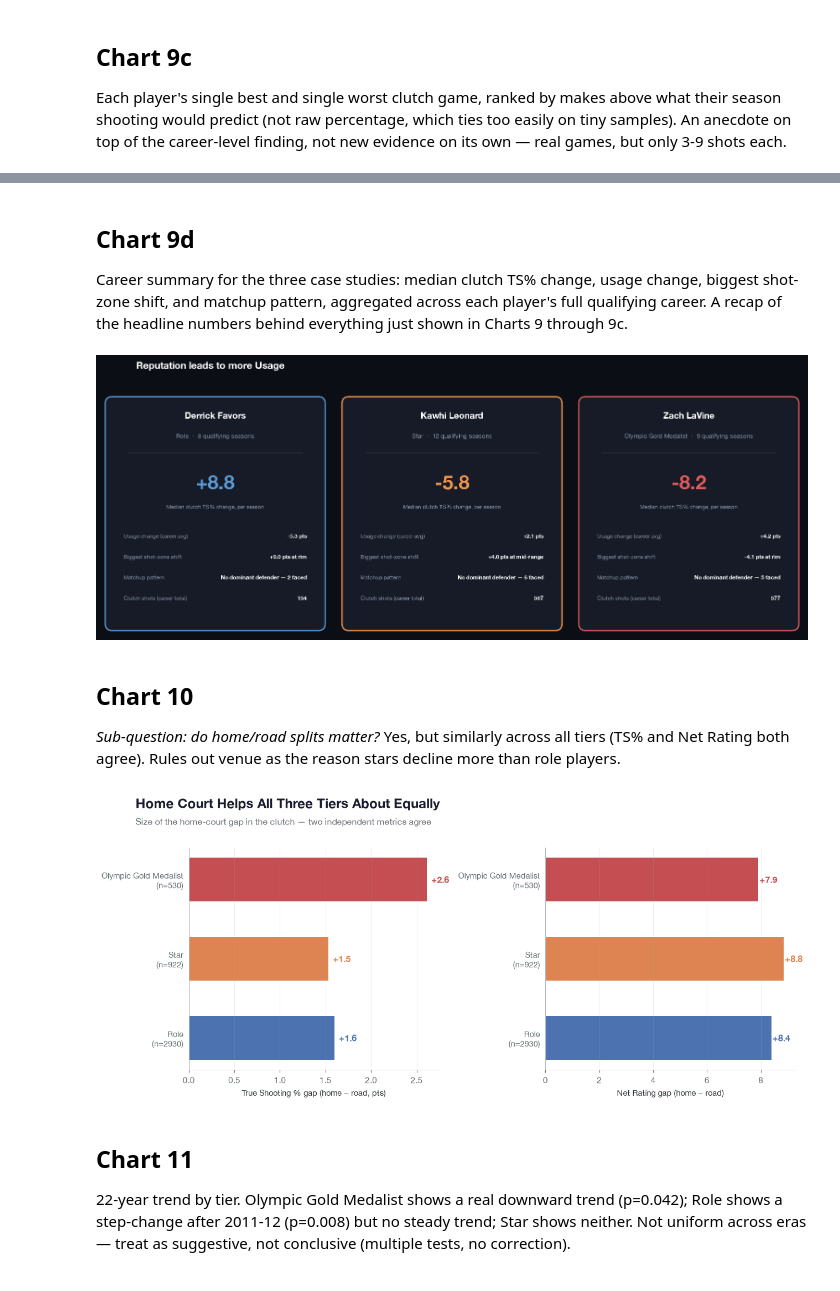
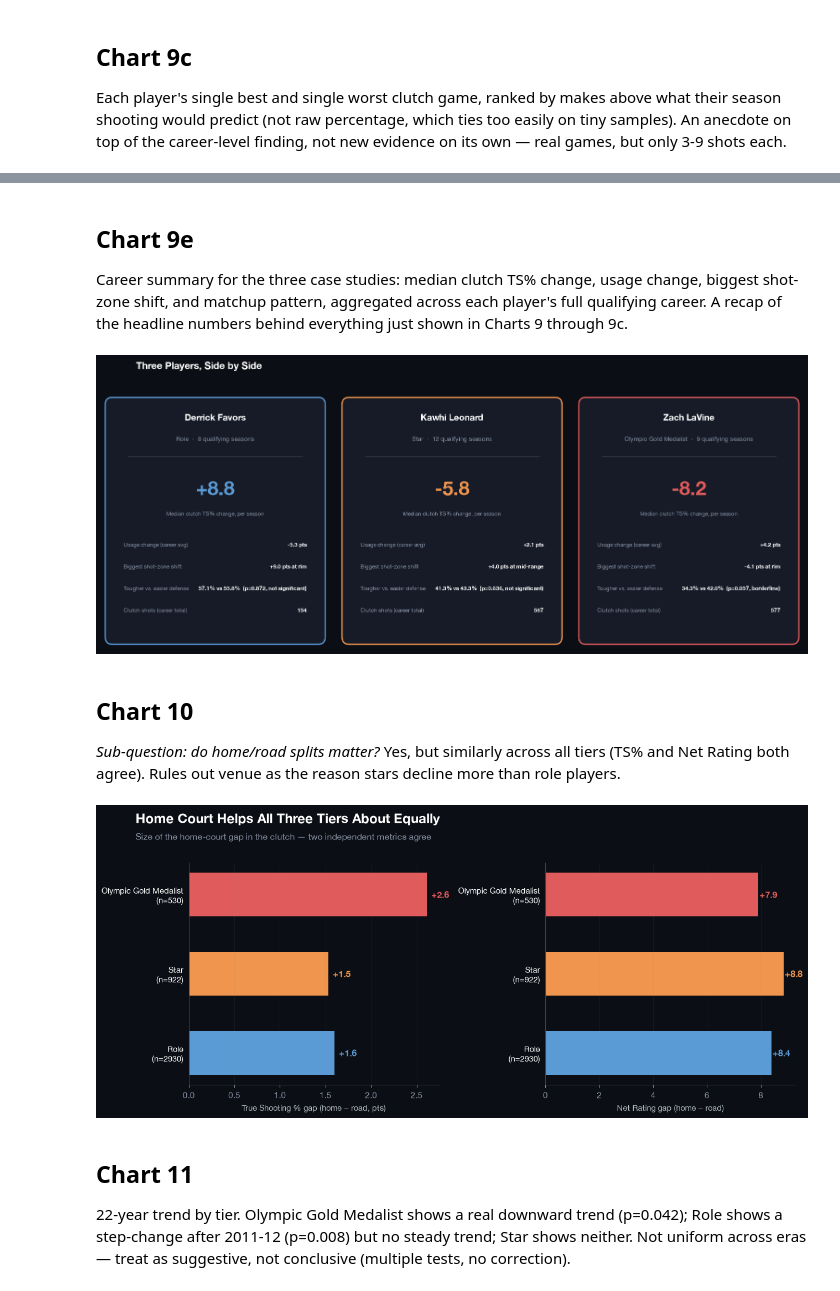
Before and after one commit to DanielBubalo/nba-clutch-reputation-data, a Jupyter notebook: nba_demo_test.ipynb, the cells around one changed output, grey strips where cells are left out. Drawn from its saved outputs; the diff is of its cells as text; code cells hidden in the pictures.

Commit message:
Updated Data

```diff
--- a/nba_demo_test.ipynb
+++ b/nba_demo_test.ipynb
@@ -1013,0 +1121,3 @@ January 16, 2020
+# %%
+team_def_ratings['TEAM_ABBREVIATION'] = team_def_ratings['TEAM_NAME'].map(team_lookup)
+print(f"Unmapped: {team_def_ratings[team_def_ratings['TEAM_ABBREVIATION'].isna()]['TEAM_NAME'].unique()}")
@@ -1156,6 +1385,14 @@ xx, yy = np.meshgrid(np.linspace(-260, 260, 300), np.linspace(-60, 430, 300))
 dist = np.sqrt(xx**2 + (yy - 40)**2)
 grad = np.clip(1 - (dist / dist.max()), 0, 1)
 glow_cmap = LinearSegmentedColormap.from_list('glow', ['#0B0E14', '#161B27', '#1E2536'])
+
+best_worst_games = {}
+for name in case_players:
+    sub = game_clutch_filtered[game_clutch_filtered['PLAYER_NAME'] == name]
+    best_worst_games[name] = {
+        'best': sub.loc[sub['makes_above_expected'].idxmax()],
+        'worst': sub.loc[sub['makes_above_expected'].idxmin()],
+    }
 
 for col, name in enumerate(case_players):
     best_game = best_worst_games[name]['best']
@@ -1194,0 +1432,20 @@ plt.show()
+# %%
+data = {}
+for name in case_players:
+    sub = shots_with_opponent[shots_with_opponent['PLAYER_NAME'] == name].dropna(subset=['DEF_RATING'])
+    median_def = sub['DEF_RATING'].median()
+    tough_d = sub[sub['DEF_RATING'] < median_def]['SHOT_MADE_FLAG']
+    easy_d = sub[sub['DEF_RATING'] >= median_def]['SHOT_MADE_FLAG']
+    t, p = scipy_stats.ttest_ind(tough_d, easy_d, equal_var=False)
+    tier = case_seasons_df[case_seasons_df['PLAYER_NAME'] == name]['group'].iloc[0]
+
+    data[name] = {
+        'tier': tier,
+        'tough_pct': tough_d.mean() * 100,
+        'easy_pct': easy_d.mean() * 100,
+        'p': p,
+        'n_tough': len(tough_d),
+        'n_easy': len(easy_d),
+    }
+
+data
@@ -1195,74 +1528,79 @@ plt.show()
 # %% [markdown]
-## Chart 9d
+## Chart 9e
 
 Career summary for the three case studies: median clutch TS% change, usage change, biggest shot-zone shift, and matchup pattern, aggregated across each player's full qualifying career. A recap of the headline numbers behind everything just shown in Charts 9 through 9c.
 # %%
-fig, axes = plt.subplots(1, 3, figsize=(15.5, 6))
+fig, axes = plt.subplots(1, 3, figsize=(15.5, 6.3))
 fig.patch.set_facecolor('#0B0E14')
 
 for ax, (_, c) in zip(axes, case_findings_v3_df.iterrows()):
     ax.set_facecolor('#0B0E14')
     ax.axis('off')
     ax.set_xlim(0, 1); ax.set_ylim(0, 1)
     color = scoreboard_colors[c['group']]
+    name = c['PLAYER_NAME']
+    d = data[name]  # the tough/easy defense split dict from the Chart 9e cell
 
     ax.add_patch(patches.FancyBboxPatch((0.03, 0.03), 0.94, 0.94, boxstyle="round,pad=0.01,rounding_size=0.03",
                                           facecolor='#161B27', edgecolor=color, linewidth=2))
-    ax.text(0.5, 0.89, c['PLAYER_NAME'], fontsize=14, fontweight='bold', ha='center', color='white')
+    ax.text(0.5, 0.89, name, fontsize=14, fontweight='bold', ha='center', color='white')
     ax.text(0.5, 0.81, f"{c['group']}  ·  {c['n_seasons']} qualifying seasons", fontsize=9.5, ha='center', color='#8A93A6')
     ax.plot([0.12, 0.88], [0.75, 0.75], color='#3A4152', linewidth=1)
 
     ax.text(0.5, 0.60, f"{c['median_ts_delta']*100:+.1f}", fontsize=30, fontweight='bold', ha='center', color=color)
     ax.text(0.5, 0.52, 'Median clutch TS% change, per season', fontsize=8.5, ha='center', color='#8A93A6')
 
+    sig_note = 'real gap' if d['p'] < 0.05 else ('borderline' if d['p'] < 0.1 else 'not significant')
     rows = [
         ('Usage change (career avg)', f"{c['usg_delta']*100:+.1f} pts"),
         ('Biggest shot-zone shift', c['zone_shift_label']),
-        ('Matchup pattern', f"No dominant defender — {c['n_defenders']} faced"),
+        ('Tougher vs. easier defense', f"{d['tough_pct']:.1f}% vs {d['easy_pct']:.1f}%  (p={d['p']:.3f}, {sig_note})"),
         ('Clutch shots (career total)', str(c['n_clutch_shots'])),
     ]
     y = 0.40
     for label, val in rows:
         ax.text(0.1, y, label, fontsize=8.5, color='#8A93A6', ha='left')
         ax.text(0.9, y, val, fontsize=8.5, fontweight='bold', color='white', ha='right')
         y -= 0.085
 
-fig.suptitle('Reputation leads to more Usage', fontsize=15, fontweight='bold', x=0.06, ha='left', y=1.02, color='white')
+fig.suptitle('Three Players, Side by Side', fontsize=15, fontweight='bold', x=0.06, ha='left', y=1.02, color='white')
 plt.tight_layout()
 plt.show()
 # %% [output]
-[figure, old version]
+[figure, new version]
 # %% [markdown]
 ## Chart 10
 
 *Sub-question: do home/road splits matter?* Yes, but similarly across all tiers (TS% and Net Rating both agree). Rules out venue as the reason stars decline more than role players.
 # %%
 fig, axes = plt.subplots(1, 2, figsize=(13, 5.5))
+fig.patch.set_facecolor('#0B0E14')
 
 panels = [('TS_GAP', 'True Shooting % gap (home − road, pts)', axes[0]),
           ('NET_GAP', 'Net Rating gap (home − road)', axes[1])]
 
 for col, xlabel, ax in panels:
-    bars = ax.barh(tier_order, tier_gaps[col], color=[tier_colors[t] for t in tier_order], height=0.55)
+    ax.set_facecolor('#0B0E14')
+    bars = ax.barh(tier_order, tier_gaps[col], color=[scoreboard_colors[t] for t in tier_order], height=0.55)
     for bar, tier in zip(bars, tier_order):
         val = tier_gaps.loc[tier, col]
         ax.text(val + (0.05 if val >= 0 else -0.05), bar.get_y() + bar.get_height()/2,
                 f'{val:+.1f}', va='center', ha='left' if val >= 0 else 'right',
-                fontsize=11.5, fontweight='bold', color=tier_colors[tier])
+                fontsize=11.5, fontweight='bold', color=scoreboard_colors[tier])
 
     ax.set_xlabel(xlabel, fontsize=10.5)
-    ax.set_yticklabels([f'{t}\n(n={hr_counts[t]})' for t in tier_order], fontsize=10.5)
+    ax.set_yticklabels([f'{t}\n(n={hr_counts[t]})' for t in tier_order], fontsize=10.5, color='white')
     ax.spines[['top', 'right', 'left']].set_visible(False)
-    ax.grid(axis='x', alpha=0.2)
+    ax.grid(axis='x', alpha=0.1, color='#8A93A6')
     ax.tick_params(left=False)
-    ax.axvline(0, color='#B2BEC3', linewidth=1)
+    ax.axvline(0, color='#3A4152', linewidth=1)
 
 add_titles(fig, 'Home Court Helps All Three Tiers About Equally',
            'Size of the home-court gap in the clutch — two independent metrics agree')
 plt.tight_layout(rect=[0, 0, 1, 0.88])
 plt.show()
 # %% [output]
-[figure, old version]
+[figure, new version]
 # %% [markdown]
 ## Chart 11
 
```
Also changed, not shown: parts of 42 cells of this notebook, 3 other files.
